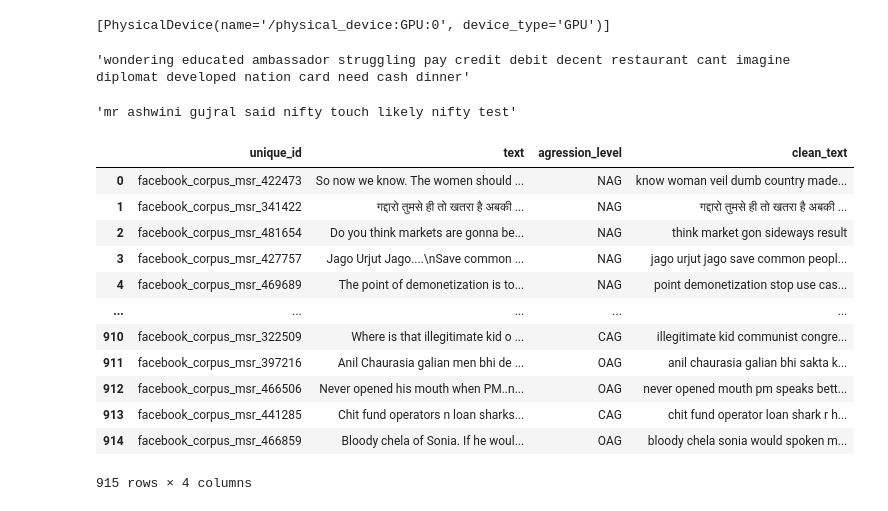
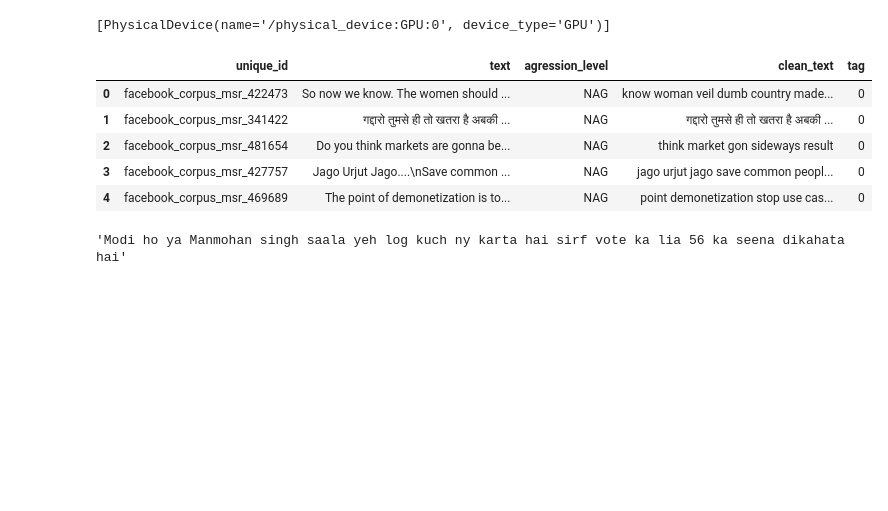
Before and after one commit to claudiaxpreda/SII, a Jupyter notebook: SII_TRAC.ipynb, the cells around one changed output. Drawn from its saved outputs; the diff is of its cells as text; code cells hidden in the pictures; blank space fills up the shorter version.

```diff
--- a/SII_TRAC.ipynb
+++ b/SII_TRAC.ipynb
@@ -203,31 +221,24 @@ with tf.device('/device:GPU:0'):
 # %% [output]
 [PhysicalDevice(name='/physical_device:GPU:0', device_type='GPU')]
-# %%
-train_frame.clean_text.iloc[4]
-# %% [output]
-'wondering educated ambassador struggling pay credit debit decent restaurant cant imagine diplomat developed nation card need cash dinner'
+# %%
+test_tw_frame.head()
+# %% [output]
+|  | unique_id | text | agression_level | clean_text | tag |
+| 0 | facebook_corpus_msr_422473 | So now we know. The women should ... | NAG | know woman veil dumb country made... | 0 |
+| 1 | facebook_corpus_msr_341422 | गद्दारो तुमसे ही तो खतरा है अबकी ... | NAG | गद्दारो तुमसे ही तो खतरा है अबकी ... | 0 |
+| 2 | facebook_corpus_msr_481654 | Do you think markets are gonna be... | NAG | think market gon sideways result | 0 |
+| 3 | facebook_corpus_msr_427757 | Jago Urjut Jago....\nSave common ... | NAG | jago urjut jago save common peopl... | 0 |
+| 4 | facebook_corpus_msr_469689 | The point of demonetization is to... | NAG | point demonetization stop use cas... | 0 |
+# %%
+val_frame.text.iloc[3]
+# %% [output]
+'Modi ho ya Manmohan singh saala yeh log kuch ny karta hai sirf vote ka lia 56 ka seena dikahata hai'
 # %%
-apply_text_processing(val_frame)
-val_frame.clean_text.iloc[5]
+# apply_text_processing(val_frame)
+# val_frame.clean_text.iloc[5]
-# %% [output]
-'mr ashwini gujral said nifty touch likely nifty test'
 # %%
-add_columns_name(test_fb_frame)
-add_columns_name(test_tw_frame)
-apply_text_processing(test_fb_frame)
-test_fb_frame
+# add_columns_name(test_fb_frame)
+# add_columns_name(test_tw_frame)
+# #apply_text_processing(test_fb_frame)
+# test_fb_frame
-# %% [output]
-|  | unique_id | text | agression_level | clean_text |
-| 0 | facebook_corpus_msr_422473 | So now we know. The women should ... | NAG | know woman veil dumb country made... |
-| 1 | facebook_corpus_msr_341422 | गद्दारो तुमसे ही तो खतरा है अबकी ... | NAG | गद्दारो तुमसे ही तो खतरा है अबकी ... |
-| 2 | facebook_corpus_msr_481654 | Do you think markets are gonna be... | NAG | think market gon sideways result |
-| 3 | facebook_corpus_msr_427757 | Jago Urjut Jago....\nSave common ... | NAG | jago urjut jago save common peopl... |
-| 4 | facebook_corpus_msr_469689 | The point of demonetization is to... | NAG | point demonetization stop use cas... |
-| ... | ... | ... | ... | ... |
-| 910 | facebook_corpus_msr_322509 | Where is that illegitimate kid o ... | CAG | illegitimate kid communist congre... |
-| 911 | facebook_corpus_msr_397216 | Anil Chaurasia galian men bhi de ... | OAG | anil chaurasia galian bhi sakta k... |
-| 912 | facebook_corpus_msr_466506 | Never opened his mouth when PM..n... | OAG | never opened mouth pm speaks bett... |
-| 913 | facebook_corpus_msr_441285 | Chit fund operators n loan sharks... | CAG | chit fund operator loan shark r h... |
-| 914 | facebook_corpus_msr_466859 | Bloody chela of Sonia. If he woul... | OAG | bloody chela sonia would spoken m... |
-915 rows × 4 columns
 # %%
```
Also changed, not shown: parts of 38 cells of this notebook.
